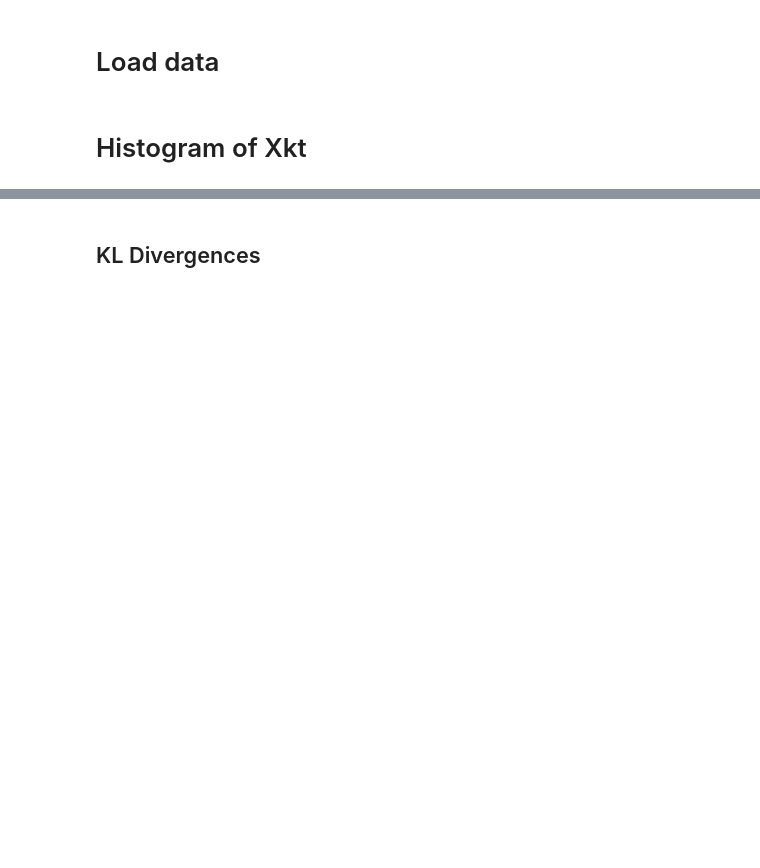
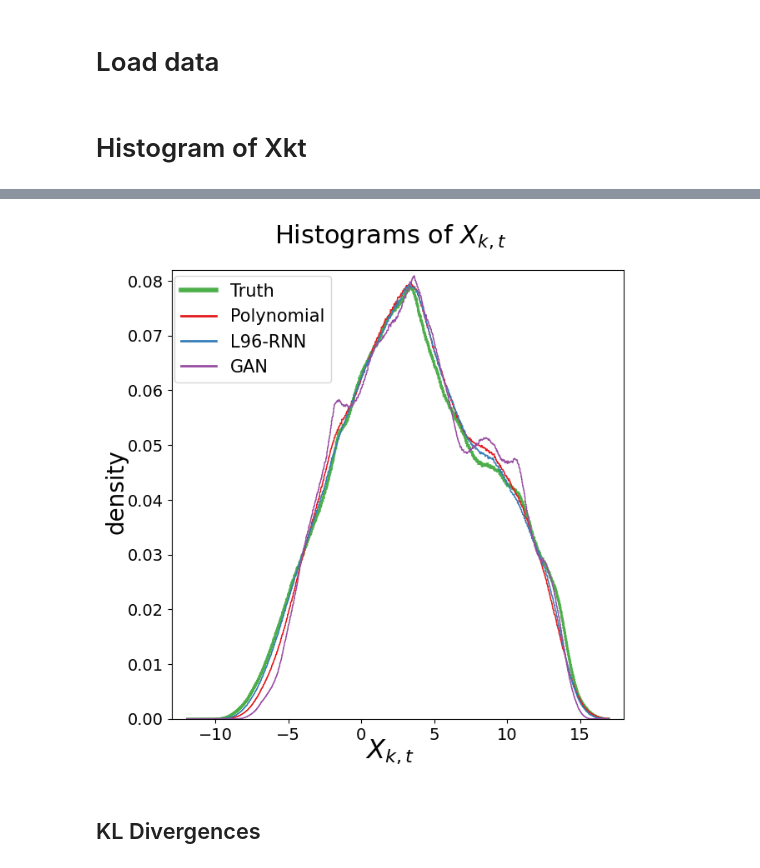
Before and after one commit to raghul-parthipan/l96_rnn, a Jupyter notebook: analysis/analysis_notebook/climate_analysis_histograms.ipynb, the cells around one changed output, grey strips where cells are left out. Cells and saved outputs as stored; diff of their text form; code cells hidden in the pictures; blank space fills up the shorter version.

```diff
--- a/analysis/analysis_notebook/climate_analysis_histograms.ipynb
+++ b/analysis/analysis_notebook/climate_analysis_histograms.ipynb
@@ -87,3 +96,29 @@ plt.show()
+# %%
+bin_seq = np.linspace(-12,17,number_bins)
+
+fig, ax = plt.subplots(figsize=(7,7))
+
+plt.rcParams['font.size'] = '14'
+
+fig.suptitle("Histograms of $X_{k,t}$",fontsize=22,y=0.96)
+ax.hist(x=np.ravel(truth_set_full[:,:]),color="#4daf4a",density=True,bins=bin_seq,histtype="step",linewidth=2) #train set truth
+ax.hist(x=np.ravel(poly_full[:,:]),color="#e41a1c",density=True,bins=bin_seq,histtype="step") #train set truth
+ax.hist(x=np.ravel(rnn_full[:,:]),color="#377eb8",density=True,bins=bin_seq,histtype="step") #train set truth
+ax.hist(x=np.ravel(gan_full[:,:]),color="#984ea3",density=True,bins=bin_seq,histtype="step") #train set truth
+
+
+
+fig.legend(handles=legend_elements,loc=(0.146,0.7),prop={"size":15})
+fig.text(0.5, 0.043, '$X_{k,t}$', ha='center',fontsize="23")
+fig.text(0.01, 0.5, 'density', va='center', rotation='vertical',fontsize="20")
+
+ax.set_xlim([-13,18])
+ax.set_ylim([0,0.082])
+
+plt.savefig("climate_eval_histograms.pdf",bbox_inches="tight")
+plt.show()
+# %% [output]
+[figure, added]
 # %% [markdown]
 ## KL Divergences ##
 # %%
```
Also changed, not shown: parts of 12 cells of this notebook.
